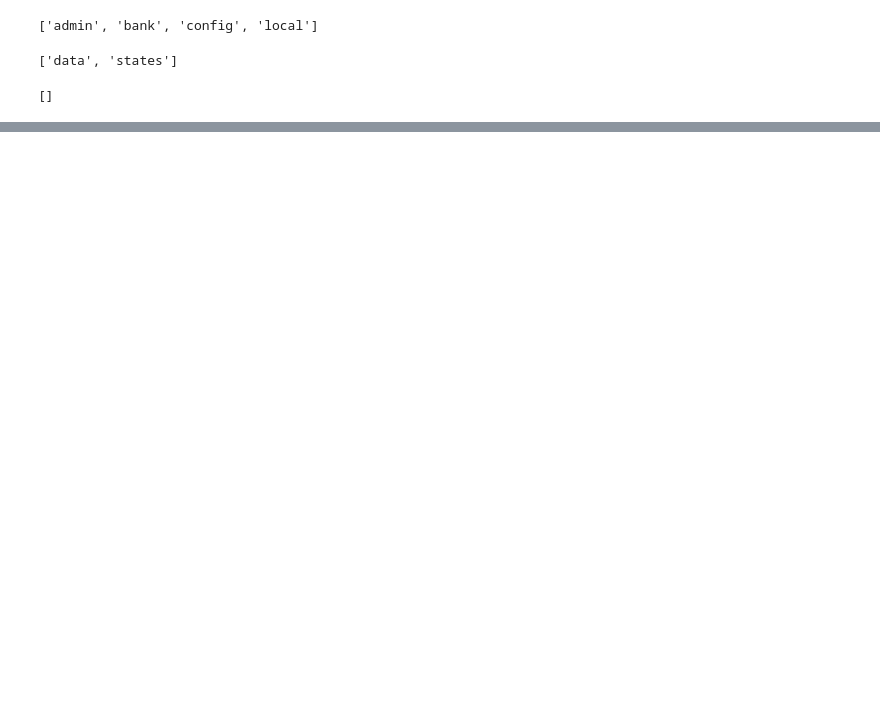
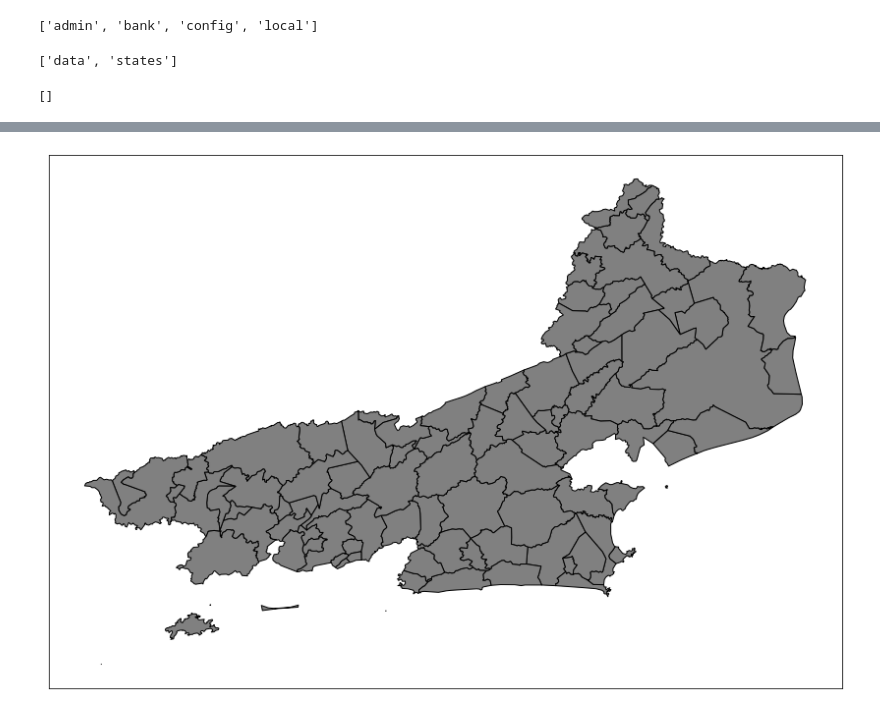
Before and after one commit to Perez-Amanda/Banco_de_Dados-A2, a Jupyter notebook: migrations.ipynb, the cells around one changed output, grey strips where cells are left out. Cells and saved outputs as stored; diff of their text form; code cells hidden in the pictures; blank space fills up the shorter version.

```diff
--- a/migrations.ipynb
+++ b/migrations.ipynb
@@ -66,0 +181,23 @@ for i in range(len(data['features'])):
+# %%
+parsed_data1 = [[item['properties']['id'],
+                item['properties']['name'],
+                item['properties']['description'],
+                Polygon(item['geometry']['coordinates'][0])] for item in dados_json]
+dados = gpd.GeoDataFrame(data=parsed_data1, columns=['id', 'name', 'description', 'geometry'])
+parsed_data2 = [[item['properties']['cena'],
+                 item['properties']['bioma'],
+                 item['properties']['ano_des'],
+                 item['properties']['fonte'],
+                 item['properties']['mi'],
+                 item['properties']['uf'],
+                 item['properties']['geocodigo'],
+                 item['properties']['nome'],
+                 item['properties']['area_km2'],
+                 item['properties']['area_ha'],
+                 item['properties']['sigla'],
+                 Polygon(item['geometry']['coordinates'][0])] for item in mata_json]
+mata_atl = gpd.GeoDataFrame(data=parsed_data2, columns=['cena', 'bioma', 'ano_des', 'fonte', 'mi',
+                                                        'uf', 'geocodigo', 'nome', 'area_km2',
+                                                        'area_ha', 'sigla', 'geometry'])
+print(dados.head())
+print(mata_atl.head())
@@ -66,0 +206,5 @@ for i in range(len(data['features'])):
+# %%
+dados['uf_code'] = dados['id'].map(str)
+for i in range (0, dados['id'].size):
+    dados.loc[i,'uf_code'] = int(dados['uf_code'].iloc[i][:2])
+dados.head()
@@ -66,0 +218,19 @@ for i in range(len(data['features'])):
+# %%
+def plot_map(cor, estado=None):
+    if estado == None:
+        dados.plot(color=cor, edgecolor=cor, figsize=(20, 10))
+        plt.xticks(())
+        plt.yticks(())
+        plt.show()
+    else:
+        a = dados[dados.uf_code == uf].plot(color=cor, edgecolor='black', figsize=(20, 10))
+        plt.xticks(())
+        plt.yticks(())
+        plt.show()
+# %%
+estado = "Rio de Janeiro"
+uf = estados[estados.name == estado]['value'].values[0]
+cor = "grey"
+plot_map(cor, uf)
+# %% [output]
+[figure, added]
```
Also changed, not shown: parts of 28 cells of this notebook, 5 other files.
